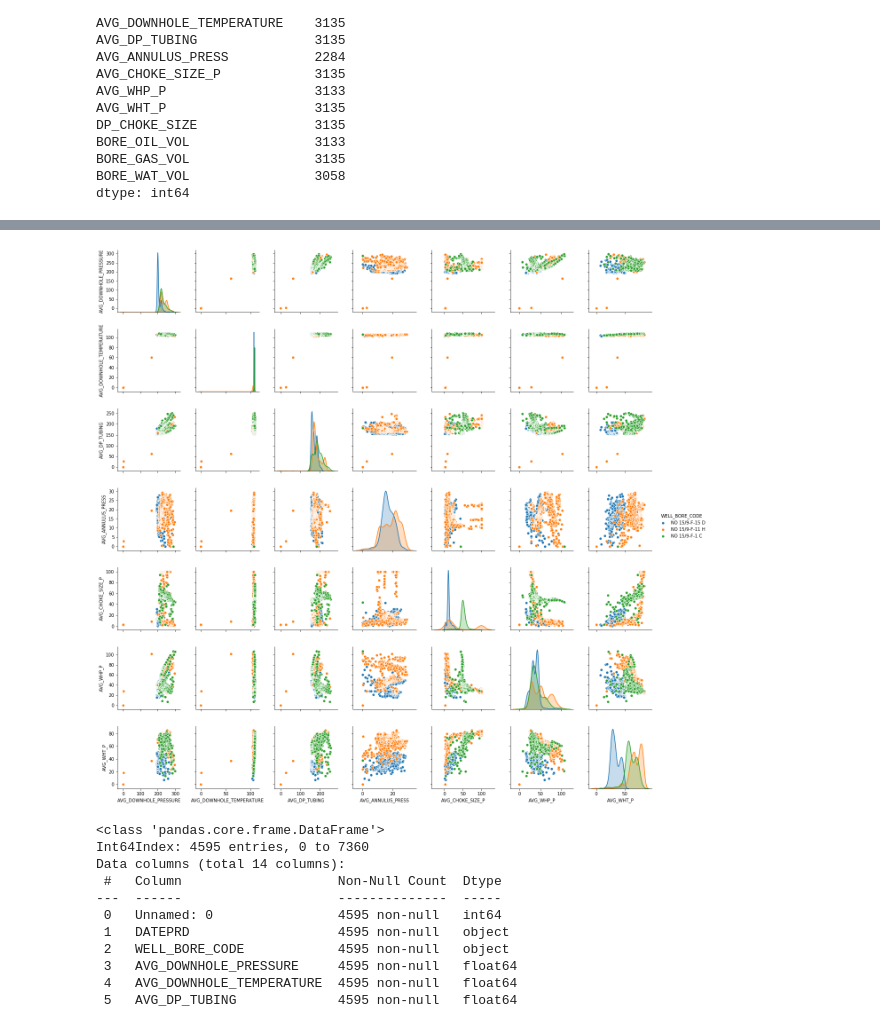
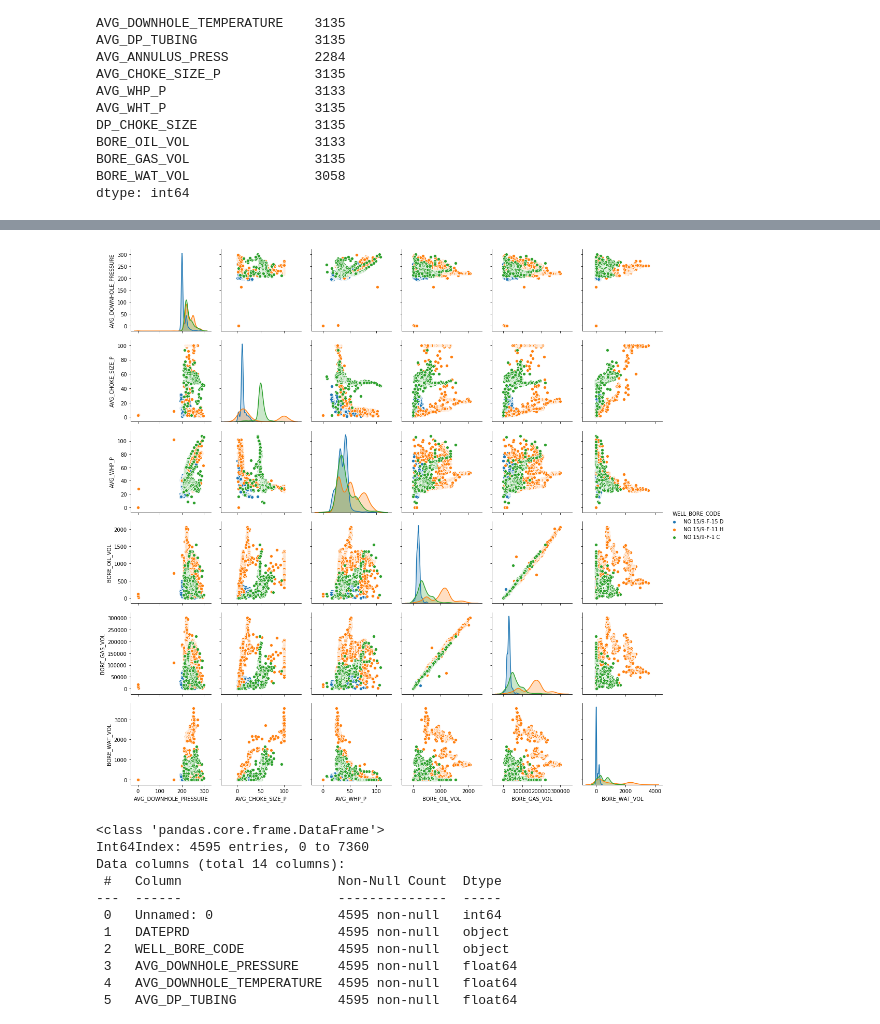
Before and after one commit to sgk2004/Volve-Dataset, a Jupyter notebook: Production/data_etl.ipynb, the cells around one changed output, grey strips where cells are left out. Drawn from its saved outputs; the diff is of its cells as text; code cells hidden in the pictures.

```diff
--- a/Production/data_etl.ipynb
+++ b/Production/data_etl.ipynb
@@ -97,6 +97,3 @@ Data columns (total 14 columns):
  13  BORE_WAT_VOL              2317 non-null   float64
 dtypes: float64(11), int64(1), object(2)
 memory usage: 253.5+ KB
-# %%
-appraisal_wells = pd.concat([Well_F15, Well_F11,Well_F1], ignore_index=True, sort =False)
-appraisal_wells
@@ -261,10 +235,9 @@ sns_plot2a=sns.pairplot(discovery_wells_drop_zero, vars = ["AVG_DOWNHOLE_PRESSUR
 sns_plot2a.savefig("discovery_well_new.png")
 # %%
 #Flank Wells
-sns_plot3=sns.pairplot(appraisal_wells, vars = ["AVG_DOWNHOLE_PRESSURE", "AVG_DOWNHOLE_TEMPERATURE", "AVG_DP_TUBING", "AVG_ANNULUS_PRESS",
-                                 "AVG_CHOKE_SIZE_P","AVG_WHP_P","AVG_WHT_P"], hue="WELL_BORE_CODE")
+sns_plot3=sns.pairplot(appraisal_wells, vars = ["AVG_DOWNHOLE_PRESSURE","AVG_CHOKE_SIZE_P","AVG_WHP_P","BORE_OIL_VOL","BORE_GAS_VOL","BORE_WAT_VOL"], hue="WELL_BORE_CODE")
 # %% [output]
-[figure, old version]
+[figure, new version]
 # %%
 sns_plot3.savefig("appraisal_wells.png")
 # %%
```
Also changed, not shown: parts of 7 cells of this notebook.
